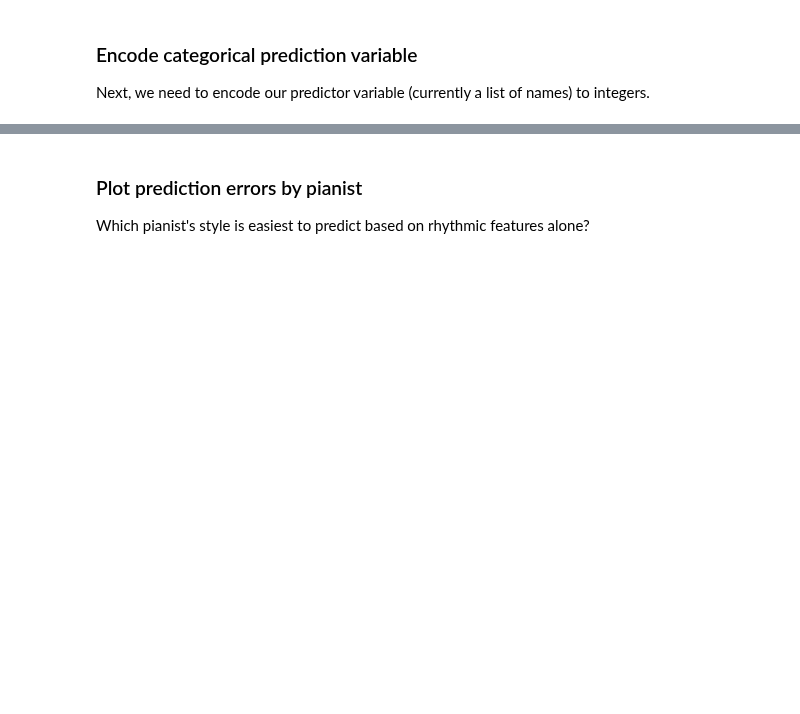
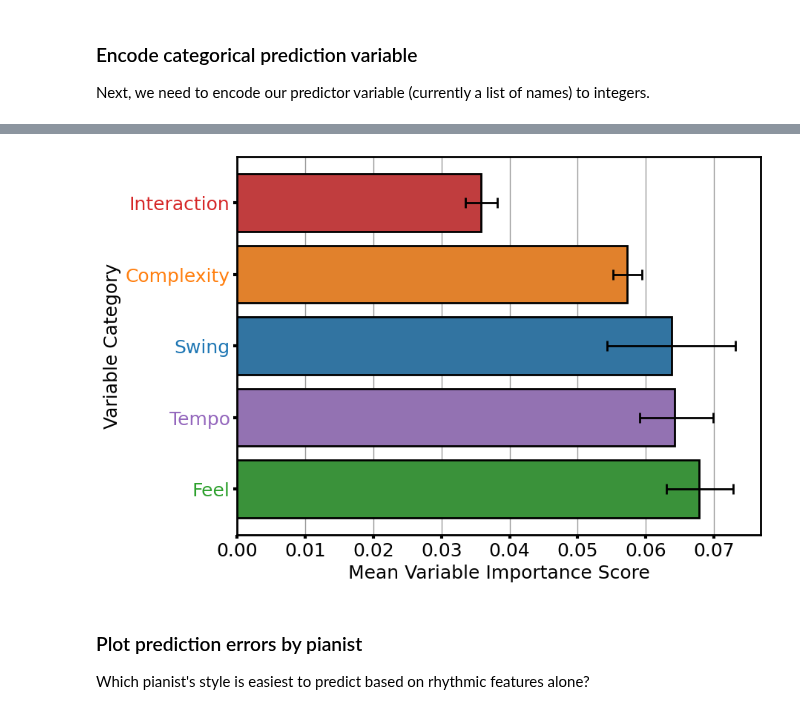
Before and after one commit to HuwCheston/Jazz-Trio-Database, a Jupyter notebook: notebooks/0.1-cheston-random-forest-features.ipynb, the cells around one changed output, grey strips where cells are left out. Cells and saved outputs as stored; diff of their text form; code cells hidden in the pictures; blank space fills up the shorter version.

```diff
--- a/notebooks/0.1-cheston-random-forest-features.ipynb
+++ b/notebooks/0.1-cheston-random-forest-features.ipynb
@@ -466,3 +486,79 @@ plt.show()
+# %%
+class BarPlotCategoryImportances(vutils.BasePlot):
+    """Creates barplot showing average importance of feature category"""
+    # These are the keywords we apply to all bar plots
+    BAR_KWS = dict(
+        dodge=False, edgecolor=vutils.BLACK, errorbar=None, lw=vutils.LINEWIDTH, capsize=0.1, width=0.8,
+        ls=vutils.LINESTYLE, hue_order=PREDICTORS_CATEGORIES.keys(), zorder=3, estimator=np.mean,
+    )
+    ERROR_KWS = dict(ls='none', color=vutils.BLACK, elinewidth=2, capsize=5, markeredgewidth=2, zorder=5)
+    # This creates a new dictionary with a unique hash for each predictor category
+    hatches = {k: h for k, h in zip(PREDICTORS_CATEGORIES.keys(), vutils.HATCHES)}
+
+    def __init__(self, importances: pd.DataFrame, **kwargs):
+        self.corpus_title = 'corpus_chronology'
+        super().__init__(figure_title=fr'random_forest_plots\barplot_category_importances_{self.corpus_title}', **kwargs)
+        # Create both dataframes
+        self.grouped_importances = (
+            importances.copy(deep=True)
+            .melt(id_vars=['feature', 'category'], var_name='fold')
+            .groupby('category', as_index=False)
+            ['value']
+            .apply(self._bootstrap)
+            .sort_values(by='mean')
+        )
+        # Create subplot matrix
+        self.fig, self.ax = plt.subplots(
+            nrows=1, ncols=1, figsize=(vutils.WIDTH / 2, vutils.WIDTH / 3)
+        )
+
+    @staticmethod
+    def _bootstrap(vals, n_boot: int = vutils.N_BOOT):
+        boots = [vals.sample(frac=1, replace=True, random_state=i).mean() for i in range(n_boot)]
+        true_mean = np.mean(vals)
+        return pd.Series({
+            'low': true_mean - np.percentile(boots, 2.5),
+            'mean': true_mean,
+            'high': np.percentile(boots, 97.5) - true_mean
+        })
+
+    def _create_plot(self) -> plt.Axes:
+        """Creates all plots in seaborn with given arguments"""
+        sns.barplot(
+            data=self.grouped_importances, x='mean', y='category',
+            hue='category', ax=self.ax, **self.BAR_KWS
+        )
+        self.ax.errorbar(
+            self.grouped_importances['mean'], self.grouped_importances['category'],
+            xerr=(self.grouped_importances['low'], self.grouped_importances['high']),
+            **self.ERROR_KWS
+        )
+
+    def _format_ticks(self):
+        for tick in self.ax.get_yticklabels():
+            tick.set_color(CATEGORY_CMAP[tick.get_text()])
+
+    def _format_ax(self) -> None:
+        """Formats axis-level properties"""
+        # Set variable labelling
+        self.ax.set(ylabel='Variable Category', xlabel='Mean Variable Importance Score')
+        self._format_ticks()
+        # Remove the legend
+        self.ax.get_legend().remove()
+        # Set the width of the edges and ticks
+        plt.setp(self.ax.spines.values(), linewidth=vutils.LINEWIDTH, color=vutils.BLACK)
+        self.ax.tick_params(axis='both', width=vutils.TICKWIDTH, color=vutils.BLACK)
+        # Add a vertical grid
+        self.ax.grid(zorder=0, axis='x', **vutils.GRID_KWS)
+
+    def _format_fig(self) -> None:
+        """Formats figure-level attributes"""
+        self.fig.tight_layout()
+
+BarPlotCategoryImportances(rf_opt.importances).create_plot()
+plt.show()
+# %% [output]
+[figure, added]
 # %% [markdown]
 ### Plot prediction errors by pianist
 Which pianist's style is easiest to predict based on rhythmic features alone?
```
Also changed, not shown: parts of 89 cells of this notebook, 1 other file.
